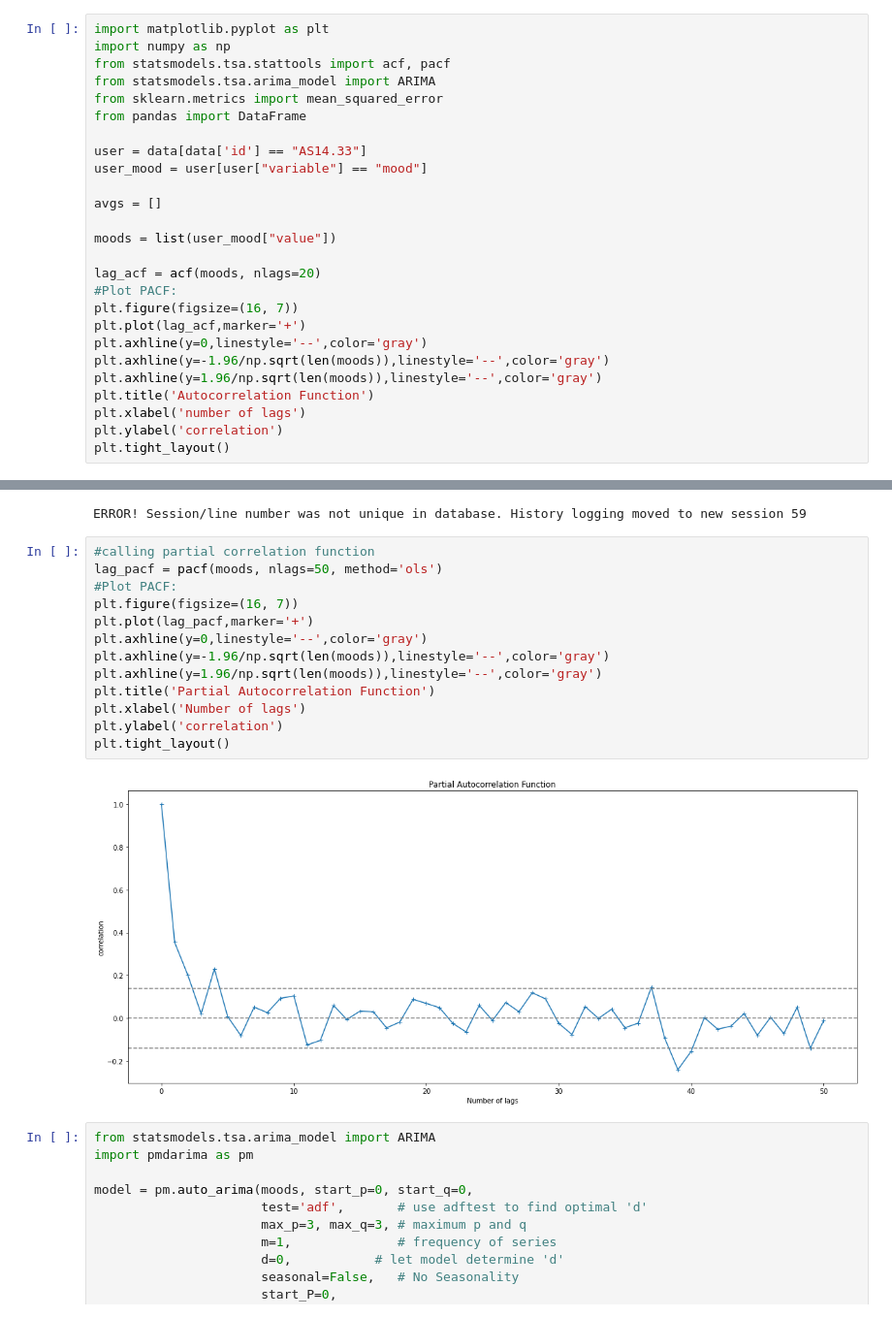
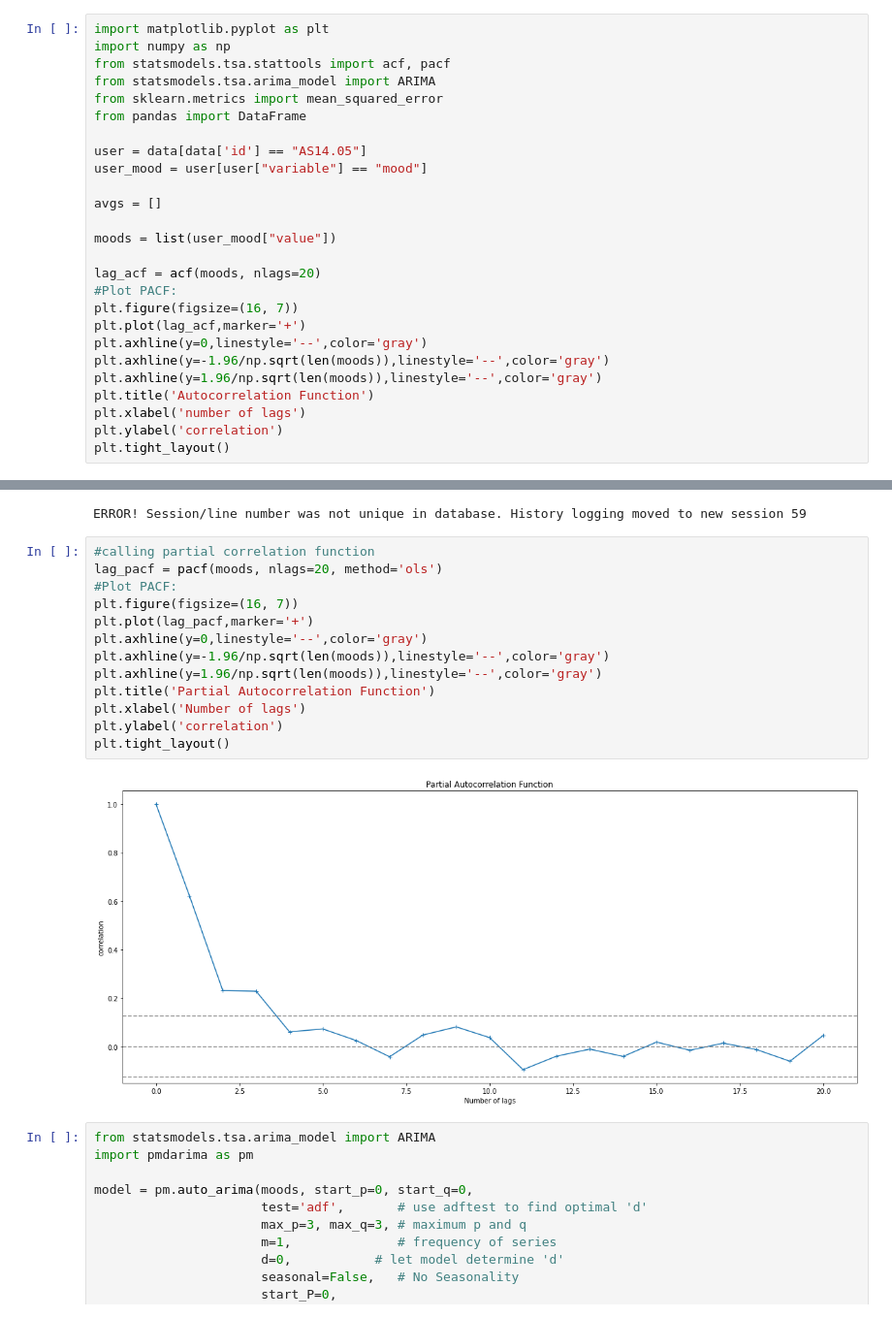
Before and after one commit to guybrush1989/DMT-Group80, a Jupyter notebook: Copy_of_ARIMA.ipynb, the cells around one changed output, grey strips where cells are left out. Shown at 97% size. Saved outputs shown, nothing was run; the diff lists cells and outputs as text.

```diff
--- a/Copy_of_ARIMA.ipynb
+++ b/Copy_of_ARIMA.ipynb
@@ -52,7 +52,7 @@ from statsmodels.tsa.arima_model import ARIMA
 from sklearn.metrics import mean_squared_error
 from pandas import DataFrame
 
-user = data[data['id'] == "AS14.33"]
+user = data[data['id'] == "AS14.05"]
 user_mood = user[user["variable"] == "mood"]
 
 avgs = []
@@ -89,19 +89,19 @@ array([ 1.        ,  0.35384547,  0.29597403,  0.17145398,  0.30134206,
 ERROR! Session/line number was not unique in database. History logging moved to new session 59
 # %%
 #calling partial correlation function
-lag_pacf = pacf(moods, nlags=50, method='ols')
+lag_pacf = pacf(moods, nlags=20, method='ols')
 #Plot PACF:
 plt.figure(figsize=(16, 7))
 plt.plot(lag_pacf,marker='+')
 plt.axhline(y=0,linestyle='--',color='gray')
 plt.axhline(y=-1.96/np.sqrt(len(moods)),linestyle='--',color='gray')
 plt.axhline(y=1.96/np.sqrt(len(moods)),linestyle='--',color='gray')
 plt.title('Partial Autocorrelation Function')
 plt.xlabel('Number of lags')
 plt.ylabel('correlation')
 plt.tight_layout()
 # %% [output]
-[figure, old version]
+[figure, new version]
 # %%
 from statsmodels.tsa.arima_model import ARIMA
 import pmdarima as pm
```
Also changed, not shown: parts of 4 cells of this notebook.
